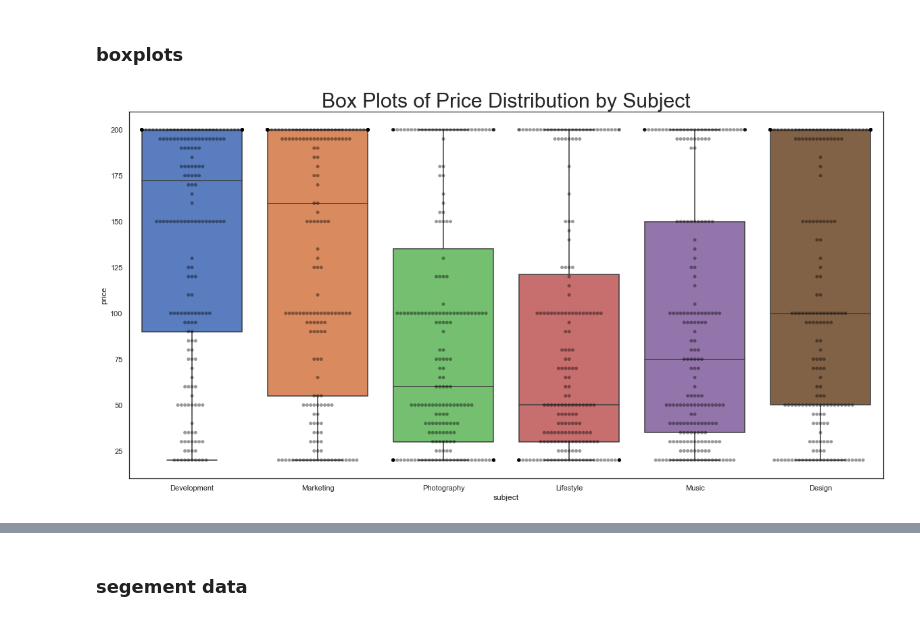
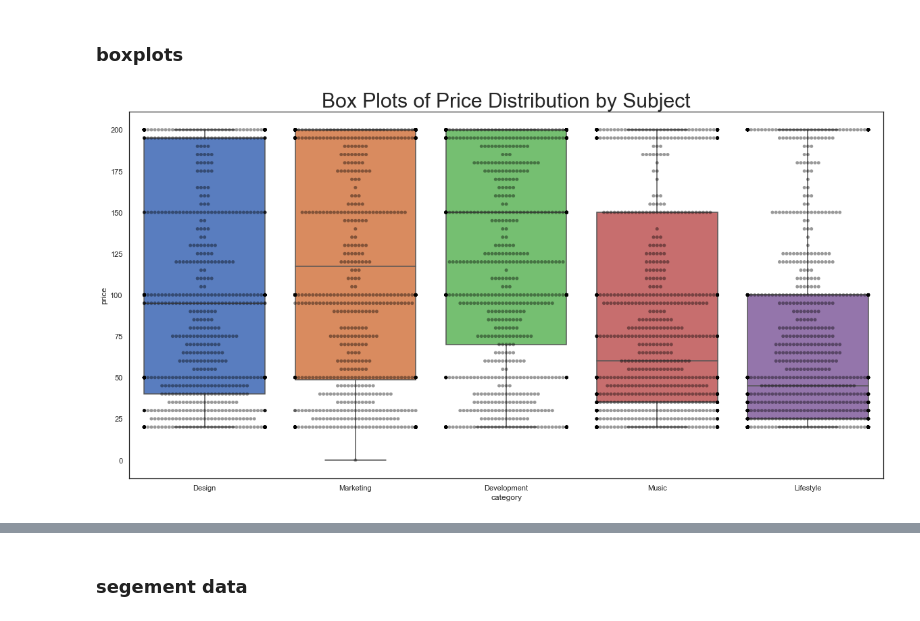
Before and after one commit to MariumS/NLP_Udemy_API, a Jupyter notebook: Full_Notebook.ipynb, the cells around one changed output, grey strips where cells are left out. Saved outputs shown, nothing was run; the diff lists cells and outputs as text; code cells hidden in the pictures.

```diff
--- a/Full_Notebook.ipynb
+++ b/Full_Notebook.ipynb
@@ -273,5 +166 @@ data.subject = data.subject.astype(str)
 data.headline = data.headline.astype(str)
-# %%
-sep = '$'
-for i in range(len(data['price'])):
-    data['price'][i] = data['price'][i].split(sep, 1)[1]
@@ -282,0 +167,2 @@ See the caveats in the documentation: https://pandas.pydata.org/pandas-docs/stab
+# %%
+data.price.replace({'Free': 0}, inplace=True)
@@ -283,3 +184,5 @@ See the caveats in the documentation: https://pandas.pydata.org/pandas-docs/stab
+# %%
+data['price'] = data['price'].str.replace('$', '')
 # %%
 data.price = data.price.astype(float)
 data.id = data.id.astype(int)
@@ -286,3 +194,5 @@ data.id = data.id.astype(int)
+# %%
+data.fillna(0, inplace=True)
 # %% [markdown]
 #### columns in the dataset
 # %%
@@ -317,11 +224,11 @@ plt.show()
 # %%
 
 plt.figure(figsize=(20,10))
-ax = sns.boxplot(x="subject", y="price", data=data)
+ax = sns.boxplot(x="category", y="price", data=data)
 ax.set_title('Box Plots of Price Distribution by Subject', size=30)
-ax = sns.swarmplot(x="subject", y="price", data=data, color='black', alpha=.4)
+ax = sns.swarmplot(x="category", y="price", data=data, color='black', alpha=.4)
 # %% [output]
-[figure, old version]
+[figure, new version]
 # %%
 ax = sns.boxplot(data.price)
 ax = sns.swarmplot(data.price, color='black', alpha=.4)
```
Also changed, not shown: parts of 50 cells of this notebook.
